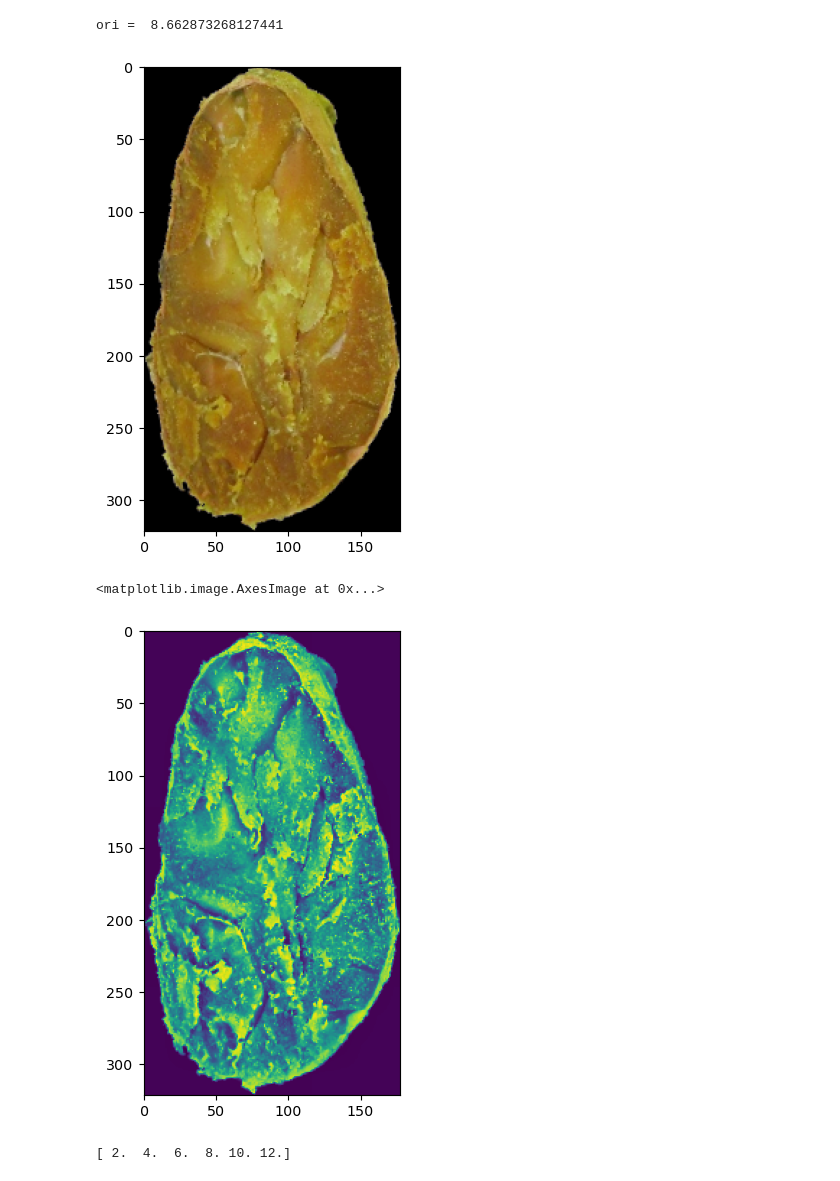
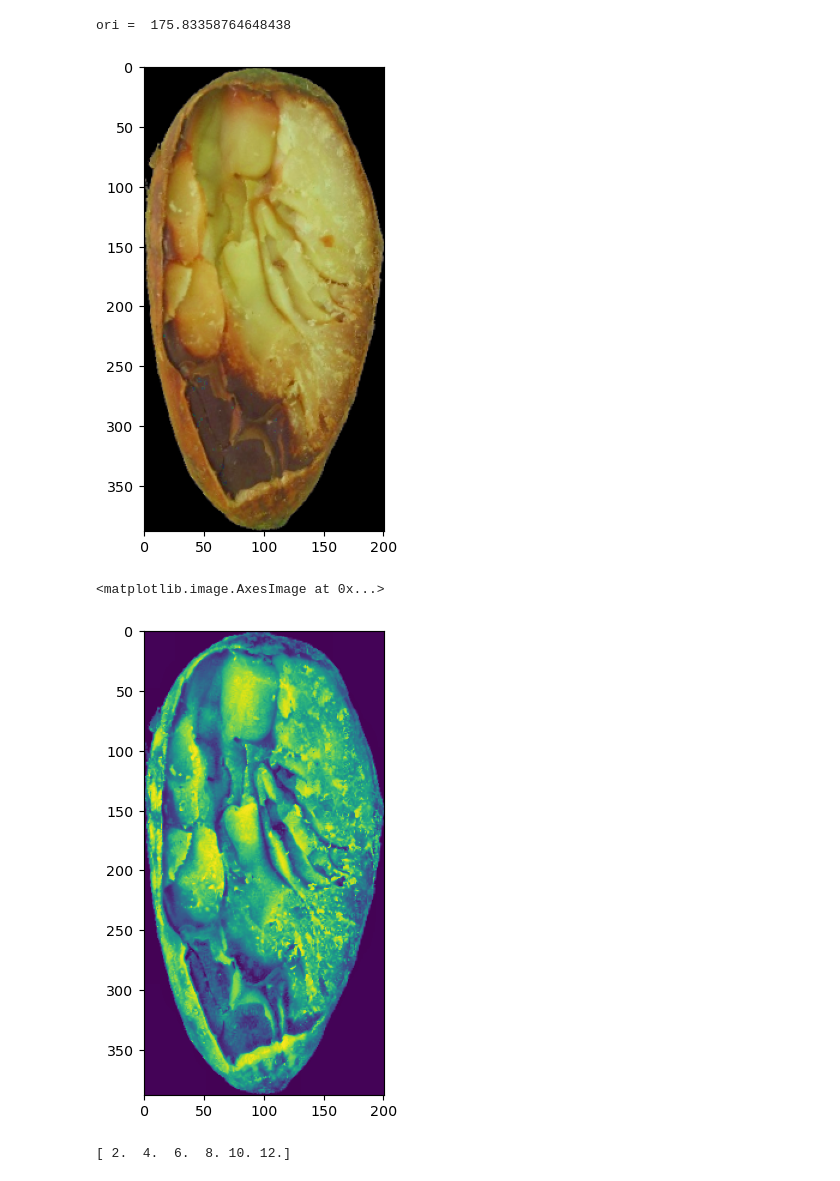
Before and after one commit to quanglochuynh/thesis2022, a Jupyter notebook: The_new_thesis_approach/gabor_test.ipynb, the cells around one changed output. Cells and saved outputs as stored; diff of their text form; code cells hidden in the pictures.

```diff
--- a/The_new_thesis_approach/gabor_test.ipynb
+++ b/The_new_thesis_approach/gabor_test.ipynb
@@ -4,27 +4,27 @@ import matplotlib.pyplot as plt
 import cv2
 from image_extractor import preprocess_hsv
 # %%
-# image_dir  = 'D:/Thesis_data/Backups/Color_Corrected_512x512/Agglutinated/image (100).JPG'
+# image_dir  = 'D:/Thesis_data/Backups/Color_Corrected_512x512/Agglutinated/image (78).JPG'
 # image_dir  = 'D:/Thesis_data/Backups/Color_Corrected_512x512/Brittle/image (35).JPG'
-# image_dir = 'D:/Thesis_data/Backups/Color_Corrected_512x512/Plated_Purple/image (10).JPG'
-# image_dir = 'D:/Thesis_data/Backups/Color_Corrected_512x512/Compartmentalized_Purple/image (99).JPG'
-# image_dir = 'D:/Thesis_data/Backups/Color_Corrected_512x512/Compartmentalized_White/image (99).JPG'
-image_dir = 'D:/Thesis_data/Backups/Color_Corrected_512x512/Plated_White/image (3).JPG'
+# image_dir = 'D:/Thesis_data/Backups/Color_Corrected_512x512/Plated_Purple/image (56).JPG'
+# image_dir = 'D:/Thesis_data/Backups/Color_Corrected_512x512/Compartmentalized_Purple/image (82).JPG'
+# image_dir = 'D:/Thesis_data/Backups/Color_Corrected_512x512/Compartmentalized_White/image (9).JPG'
+image_dir = 'D:/Thesis_data/Backups/Color_Corrected_512x512/Plated_White/image (38).JPG'
 # image_dir = 'D:/Thesis_data/Backups/Color_Corrected_512x512/Plated_Slaty/image (56).JPG'
 # image_dir = 'D:/Thesis_data/Backups/Color_Corrected_512x512/Compartmentalized_Slaty/image (56).JPG'
 # image_dir = 'D:/Thesis_data/Backups/Color_Corrected_512x512/Moldered/image (68).JPG'
 
 plt.rcParams['figure.dpi'] = 102.46
 plt.rcParams["figure.figsize"] = (6,6)
 
 image = cv2.imread(image_dir)
 image_hsv , cnt= preprocess_hsv(image)
 image_rgb = cv2.cvtColor(image_hsv, cv2.COLOR_HSV2RGB)
 plt.imshow(image_rgb)
 plt.show()
 # %% [output]
-ori =  8.662873268127441
+ori =  175.83358764648438
-[figure, old version]
+[figure, new version]
 # %%
 h,s,v = cv2.split(image_hsv)
 clahe_op = cv2.createCLAHE(6, (8,8))
@@ -34,7 +34,7 @@ plt.rcParams["figure.figsize"] = (6,6)
 plt.imshow(clahe_v)
 # %% [output]
 <matplotlib.image.AxesImage at 0x...>
-[figure, old version]
+[figure, new version]
 # %%
 plt.rcParams["figure.figsize"] = (15,12)
 pi = np.pi
```
Also changed, not shown: parts of 2 cells of this notebook, 2 other files.
